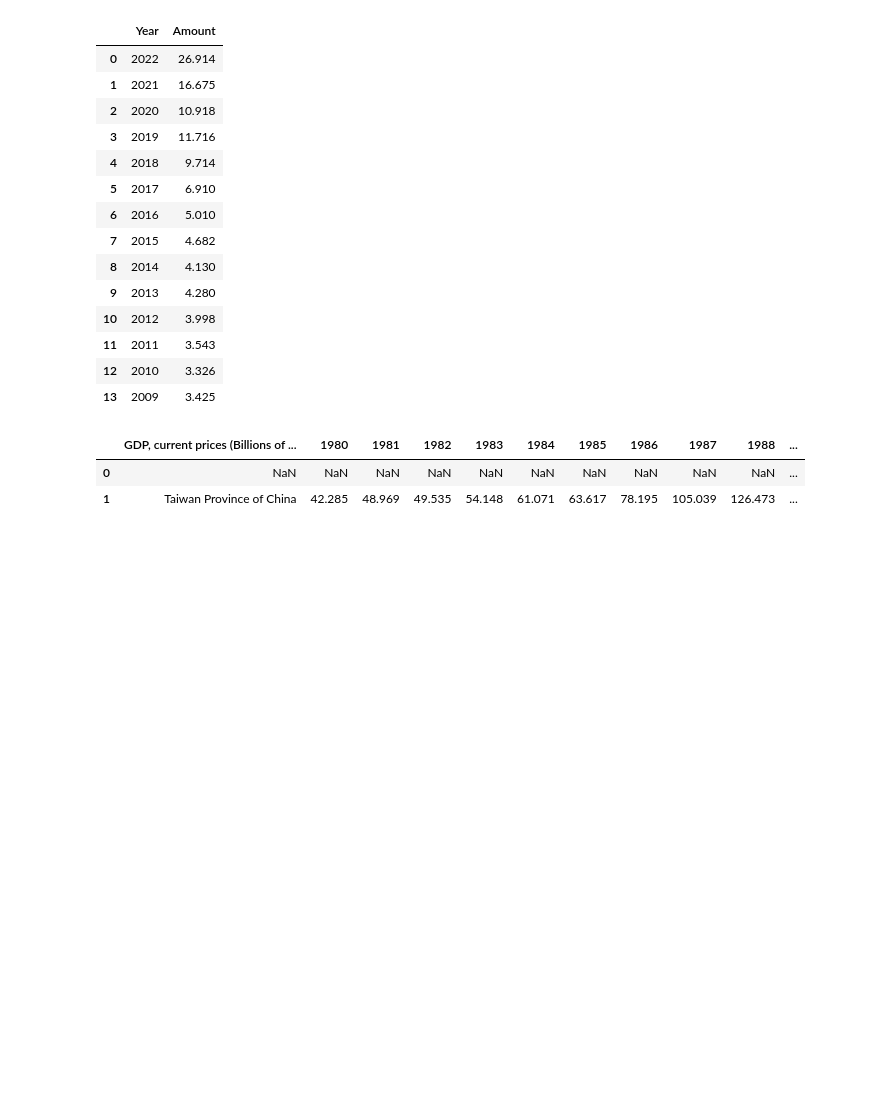
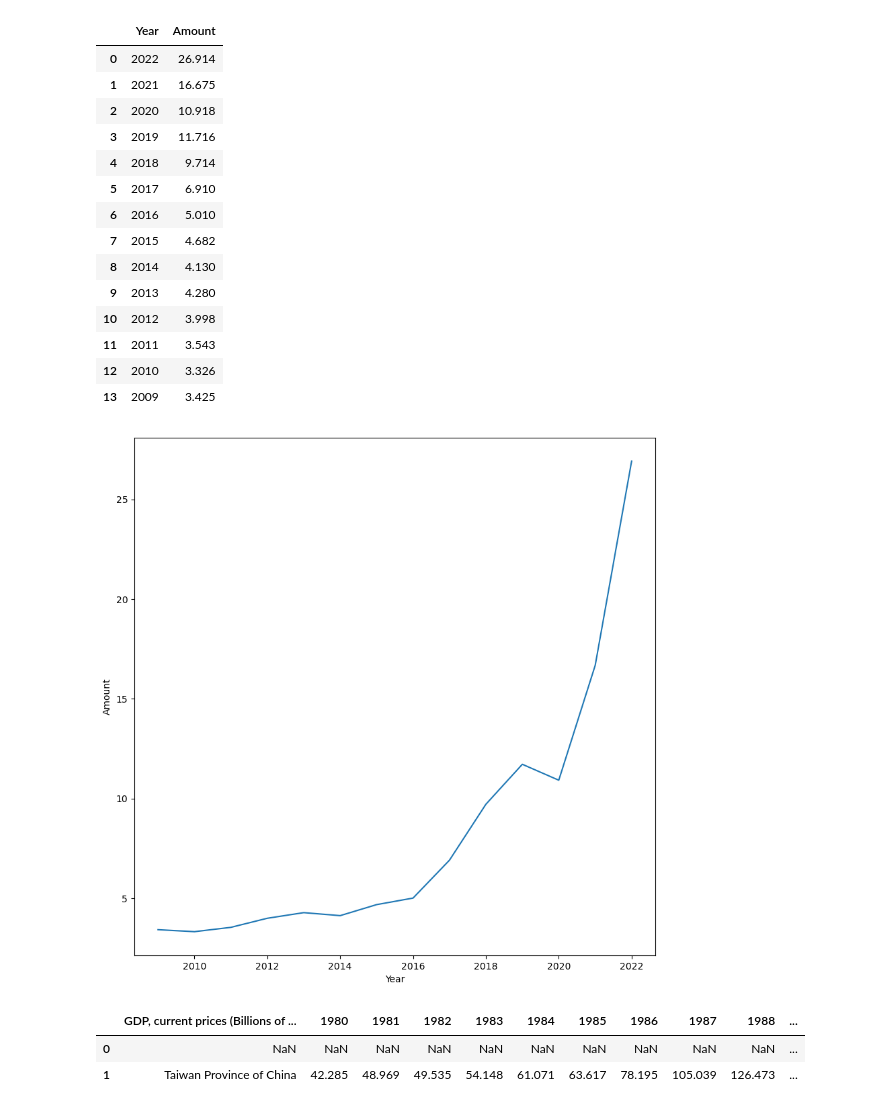
Before and after one commit to AimjGuytidy/Gwiza-analysis, a Jupyter notebook: Nvidia-case-study.ipynb, the cells around one changed output. Drawn from its saved outputs; the diff is of its cells as text; code cells hidden in the pictures; blank space fills up the shorter version.

```diff
--- a/Nvidia-case-study.ipynb
+++ b/Nvidia-case-study.ipynb
@@ -136,6 +126,12 @@ historical_df
 | 11 | 2011 | 3.543 |
 | 12 | 2010 | 3.326 |
 | 13 | 2009 | 3.425 |
+# %%
+plt.figure(figsize=[10,10])
+sns.lineplot(data=historical_df,x="Year",y="Amount")
+plt.show()
+# %% [output]
+[figure, added]
 # %%
 taiwan_df = pd.read_excel("Taiwan_gdp.xls")
 taiwan_df
```
Also changed, not shown: parts of 15 cells of this notebook.
